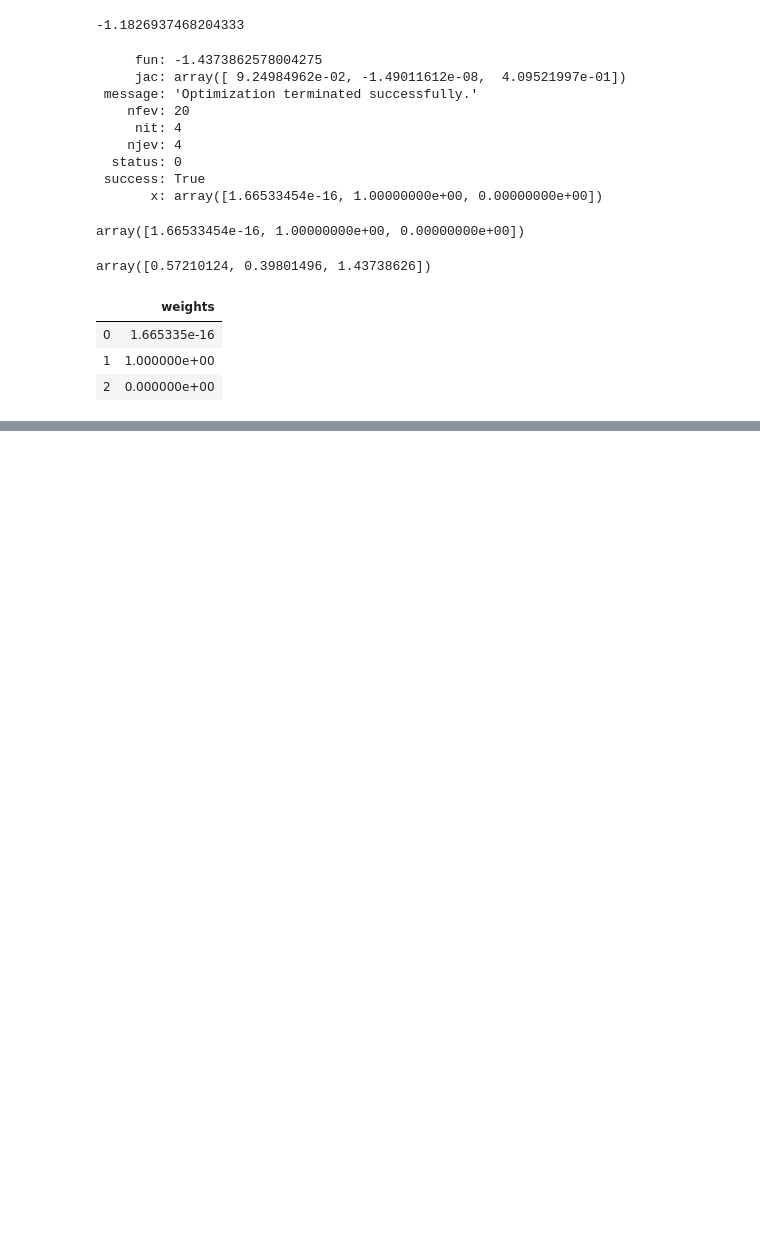
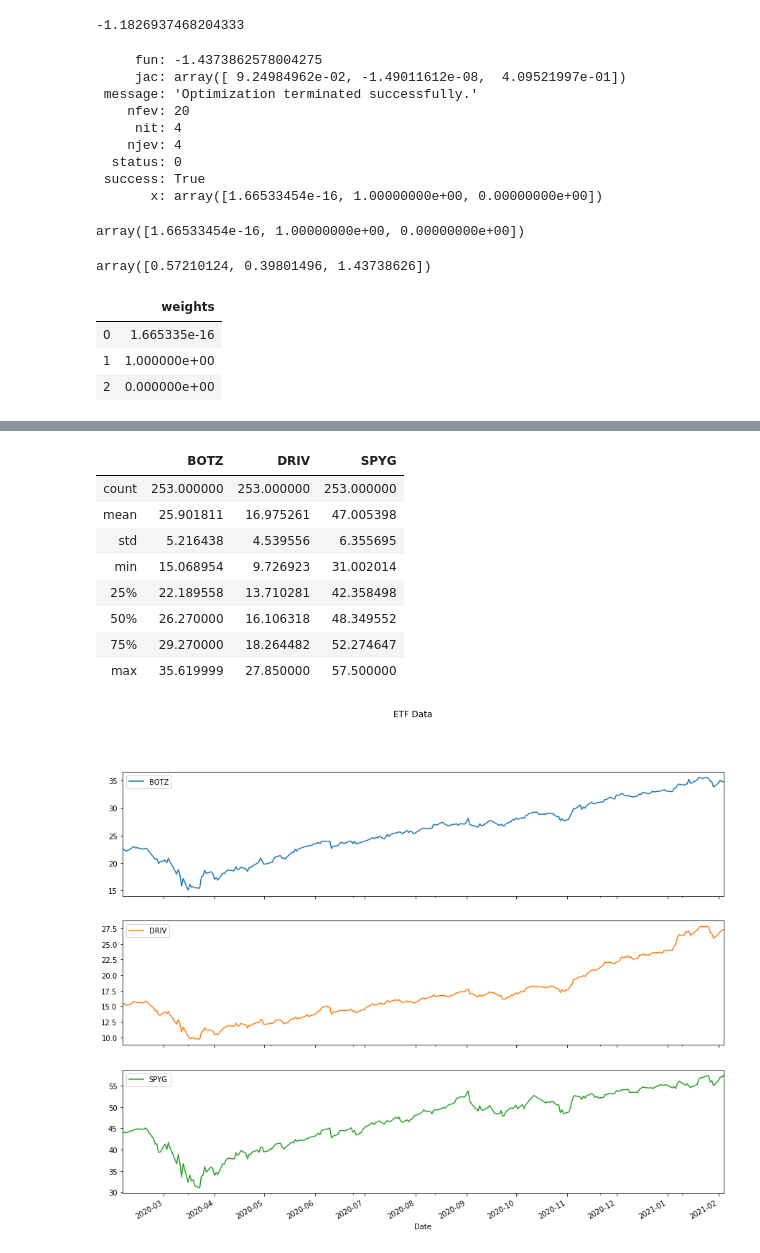
Before and after one commit to shiyu-hua/financial-modeling-project, a Jupyter notebook: financial modeling with ETFs.ipynb, the cells around one changed output, grey strips where cells are left out. Drawn from its saved outputs; the diff is of its cells as text; code cells hidden in the pictures; blank space fills up the shorter version.

```diff
--- a/financial modeling with ETFs.ipynb
+++ b/financial modeling with ETFs.ipynb
@@ -237,0 +241,3 @@ df
+# %%
+ETF = etf_prices.drop('SPY', axis =1)
+ETF.head()
@@ -237,0 +263,14 @@ df
+# %%
+ETF.plot(title = 'ETF Data', subplots =True)
+ETF.describe()
+# %% [output]
+|  | BOTZ | DRIV | SPYG |
+| count | 253.000000 | 253.000000 | 253.000000 |
+| mean | 25.901811 | 16.975261 | 47.005398 |
+| std | 5.216438 | 4.539556 | 6.355695 |
+| min | 15.068954 | 9.726923 | 31.002014 |
+| 25% | 22.189558 | 13.710281 | 42.358498 |
+| 50% | 26.270000 | 16.106318 | 48.349552 |
+| 75% | 29.270000 | 18.264482 | 52.274647 |
+| max | 35.619999 | 27.850000 | 57.500000 |
+[figure, added]
```
Also changed, not shown: parts of 10 cells of this notebook.
